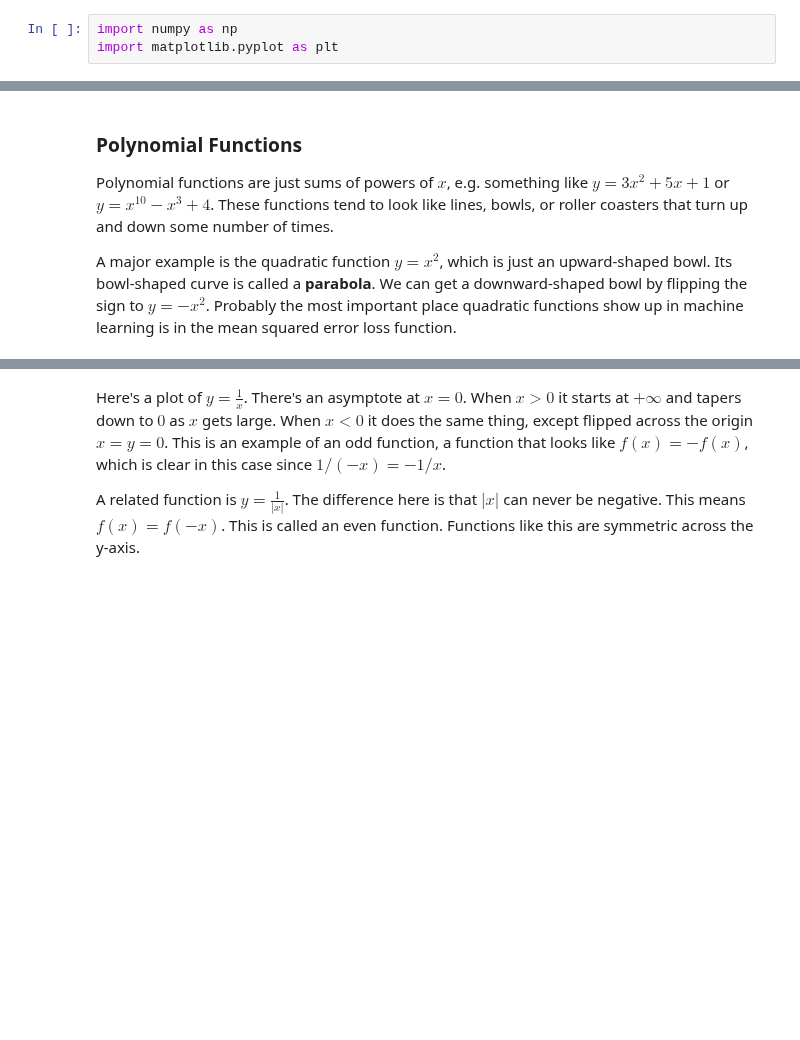
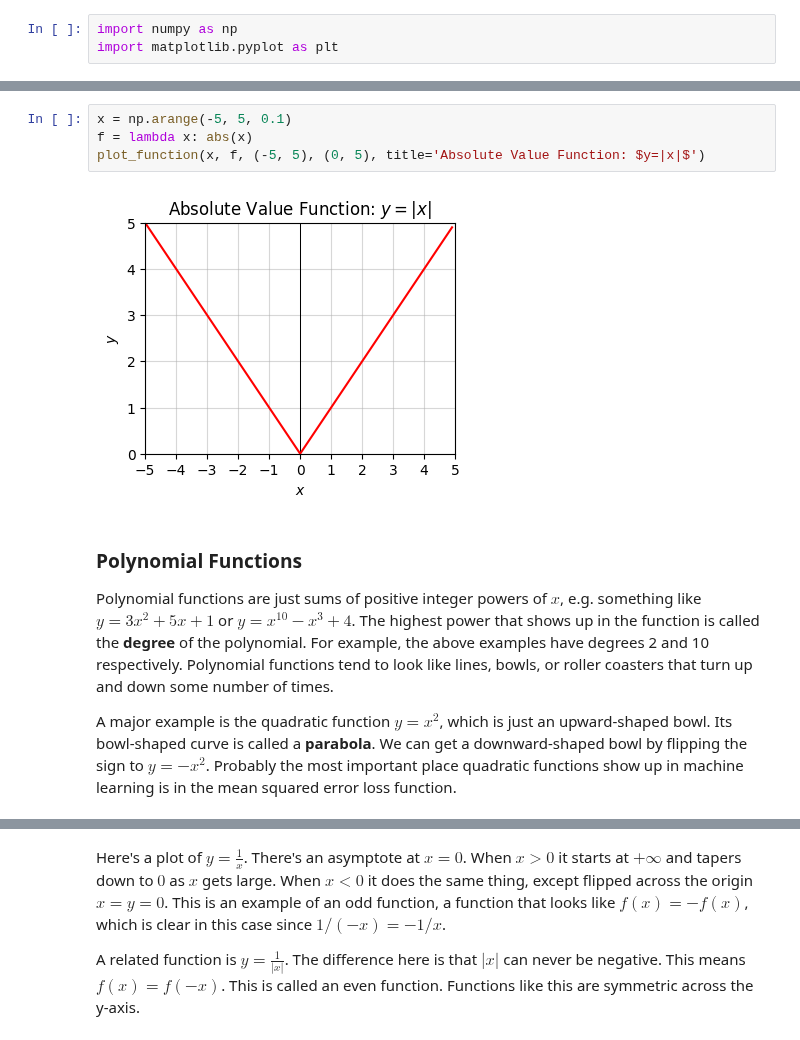
Before and after one commit to rkingery/ml-book, a Jupyter notebook: notebooks/basic-math.ipynb, the cells around one changed output, grey strips where cells are left out. Saved outputs shown, nothing was run; the diff lists cells and outputs as text; blank space fills up the shorter version.

```diff
--- a/notebooks/basic-math.ipynb
+++ b/notebooks/basic-math.ipynb
@@ -389,7 +137,13 @@ Note the following observations from each plot.
+# %%
+x = np.arange(-5, 5, 0.1)
+f = lambda x: abs(x)
+plot_function(x, f, (-5, 5), (0, 5), title='Absolute Value Function: $y=|x|$')
+# %% [output]
+[figure, added]
 # %% [markdown]
 ### Polynomial Functions
 
-Polynomial functions are just sums of powers of $x$, e.g. something like $y=3x^2+5x+1$ or $y=x^{10}-x^{3}+4$. These functions tend to look like lines, bowls, or roller coasters that turn up and down some number of times.
+Polynomial functions are just sums of positive integer powers of $x$, e.g. something like $y=3x^2+5x+1$ or $y=x^{10}-x^{3}+4$. The highest power that shows up in the function is called the **degree** of the polynomial. For example, the above examples have degrees 2 and 10 respectively. Polynomial functions tend to look like lines, bowls, or roller coasters that turn up and down some number of times.
 
 A major example is the quadratic function $y=x^2$, which is just an upward-shaped bowl. Its bowl-shaped curve is called a **parabola**. We can get a downward-shaped bowl by flipping the sign to $y=-x^2$. Probably the most important place quadratic functions show up in machine learning is in the mean squared error loss function.
 # %%
```
Also changed, not shown: parts of 83 cells of this notebook, 8 other files.
